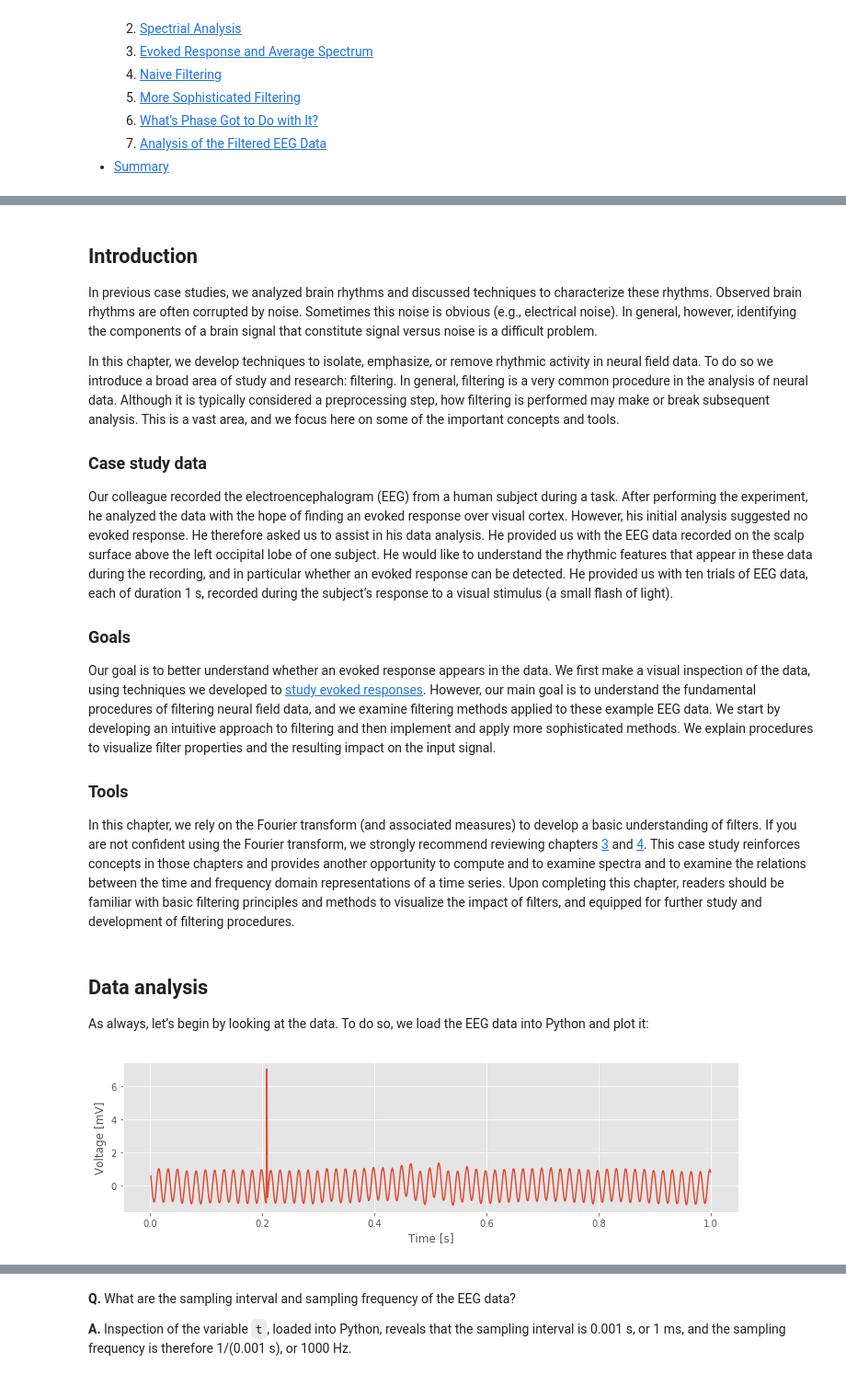
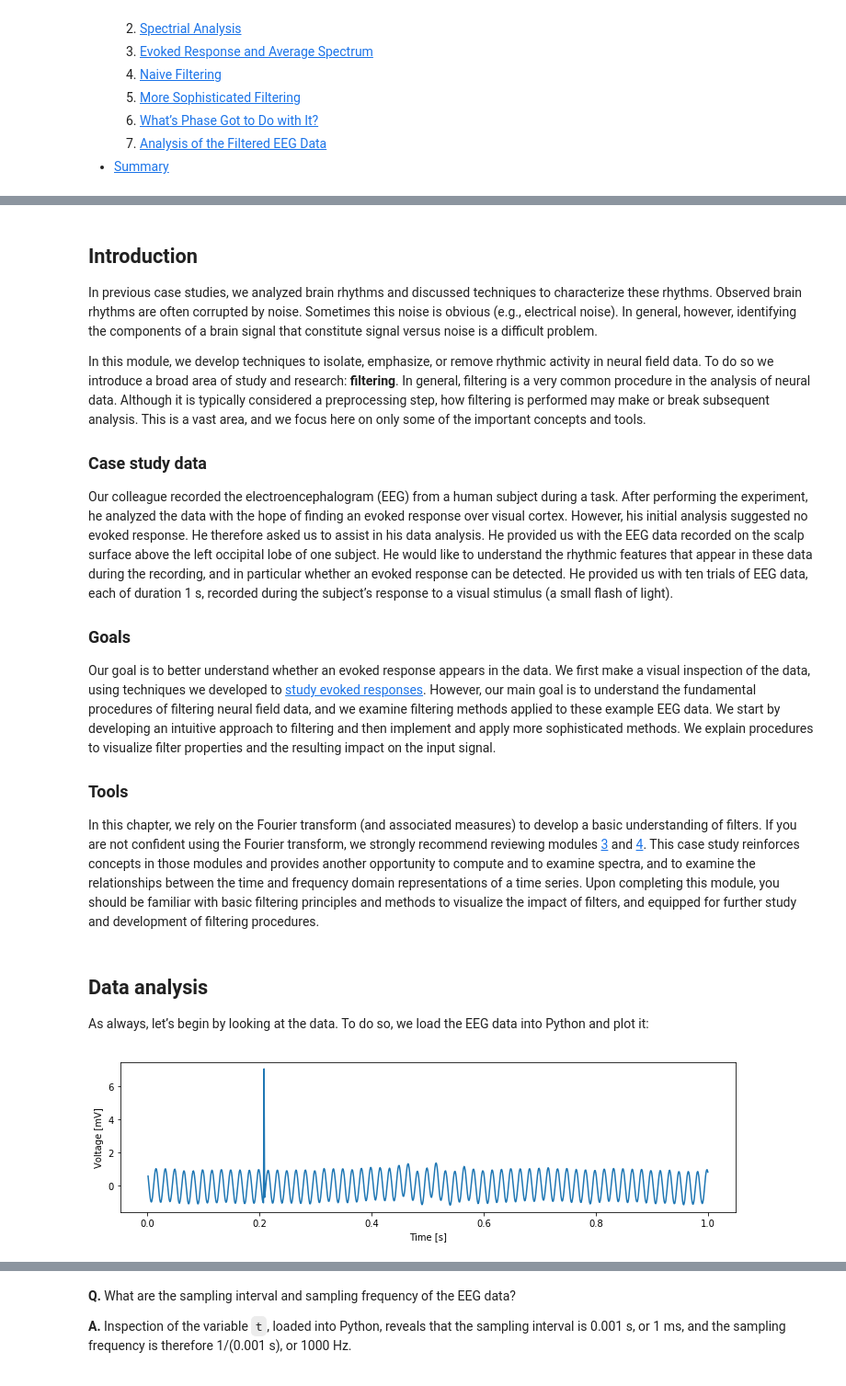
Before and after one commit to Mark-Kramer/Case-Studies-Python, a Jupyter notebook: content/06/filtering-scalp-eeg.ipynb, the cells around one changed output, grey strips where cells are left out. Shown at 92% size. Drawn from its saved outputs; the diff is of its cells as text; code cells hidden in the pictures.

```diff
--- a/content/06/filtering-scalp-eeg.ipynb
+++ b/content/06/filtering-scalp-eeg.ipynb
@@ -30,7 +77,7 @@ _**Synopsis**_
 ## Introduction
 In previous case studies, we analyzed brain rhythms and discussed techniques to characterize these rhythms. Observed brain rhythms are often corrupted by noise. Sometimes this noise is obvious (e.g., electrical noise). In general, however, identifying the components of a brain signal that constitute signal versus noise is a difficult problem.
 
-In this chapter, we develop techniques to isolate, emphasize, or remove rhythmic activity in neural field data. To do so we introduce a broad area of study and research: filtering. In general, filtering is a very common procedure in the analysis of neural data. Although it is typically considered a preprocessing step, how filtering is performed may make or break subsequent analysis. This is a vast area, and we focus here on some of the important concepts and tools.
+In this module, we develop techniques to isolate, emphasize, or remove rhythmic activity in neural field data. To do so we introduce a broad area of study and research: **filtering**. In general, filtering is a very common procedure in the analysis of neural data. Although it is typically considered a preprocessing step, how filtering is performed may make or break subsequent analysis. This is a vast area, and we focus here on only some of the important concepts and tools.
 
 ### Case study data
 Our colleague recorded the electroencephalogram (EEG) from a human subject during a task. After performing the experiment, he analyzed the data with the hope of finding an evoked response over visual cortex. However, his initial analysis suggested no evoked response. He therefore asked us to assist in his data analysis. He provided us with the EEG data recorded on the scalp surface above the left occipital lobe of one subject. He would like to understand the rhythmic features that appear in these data during the recording, and in particular whether an evoked response can be detected. He provided us with ten trials of EEG data, each of duration 1 s, recorded during the subject’s response to a visual stimulus (a small flash of light).
@@ -39,7 +86,7 @@ Our colleague recorded the electroencephalogram (EEG) from a human subject durin
 Our goal is to better understand whether an evoked response appears in the data. We first make a visual inspection of the data, using techniques we developed to [study evoked responses](../02). However, our main goal is to understand the fundamental procedures of filtering neural field data, and we examine filtering methods applied to these example EEG data. We start by developing an intuitive approach to filtering and then implement and apply more sophisticated methods. We explain procedures to visualize filter properties and the resulting impact on the input signal.
 
 ### Tools
-In this chapter, we rely on the Fourier transform (and associated measures) to develop a basic understanding of filters. If you are not confident using the Fourier transform, we strongly recommend reviewing chapters [3](../03) and [4](../04). This case study reinforces concepts in those chapters and provides another opportunity to compute and to examine spectra and to examine the relations between the time and frequency domain representations of a time series. Upon completing this chapter, readers should be familiar with basic filtering principles and methods to visualize the impact of filters, and equipped for further study and development of filtering procedures.
+In this chapter, we rely on the Fourier transform (and associated measures) to develop a basic understanding of filters. If you are not confident using the Fourier transform, we strongly recommend reviewing modules [3](../03) and [4](../04). This case study reinforces concepts in those modules and provides another opportunity to compute and to examine spectra, and to examine the relationships between the time and frequency domain representations of a time series. Upon completing this module, you should be familiar with basic filtering principles and methods to visualize the impact of filters, and equipped for further study and development of filtering procedures.
 # %%
 import numpy as np
 from numpy import hanning, angle
@@ -51,16 +103,16 @@ from scipy.signal import firwin, lfilter, filtfilt
 As always, let’s begin by looking at the data. To do so, we load the EEG data into Python and plot it:
 <a id="fig:1">
 # %%
-data = loadmat('Ch6-EEG-1.mat')  # Load the EEG data
-eeg = data['EEG']  # Extract the EEG variable
-t = data['t'][0]  # ... and the t variable
+data = loadmat('EEG-1.mat')  # Load the EEG data
+eeg = data['EEG']            # Extract the EEG variable
+t = data['t'][0]             # ... and the t variable
 
-figsize(12, 3)  # Default to wide figures
-plot(t, eeg[0])  # Plot the data from the first trial versus time
-xlabel('Time [s]')  # Label the time axis
-ylabel('Voltage [mV]')  # ... and the voltage axis
+rcParams['figure.figsize'] = (12, 3)  # Default to wide figures
+plot(t, eeg[0])              # Plot the data from the first trial versus time
+xlabel('Time [s]')           # Label the time axis
+ylabel('Voltage [mV]')       # ... and the voltage axis
 savefig('imgs/6-1')
 show()
 # %% [output]
-[figure, old version]
+[figure, new version]
 # %% [markdown]
```
Also changed, not shown: parts of 83 cells of this notebook, 26 other files.
